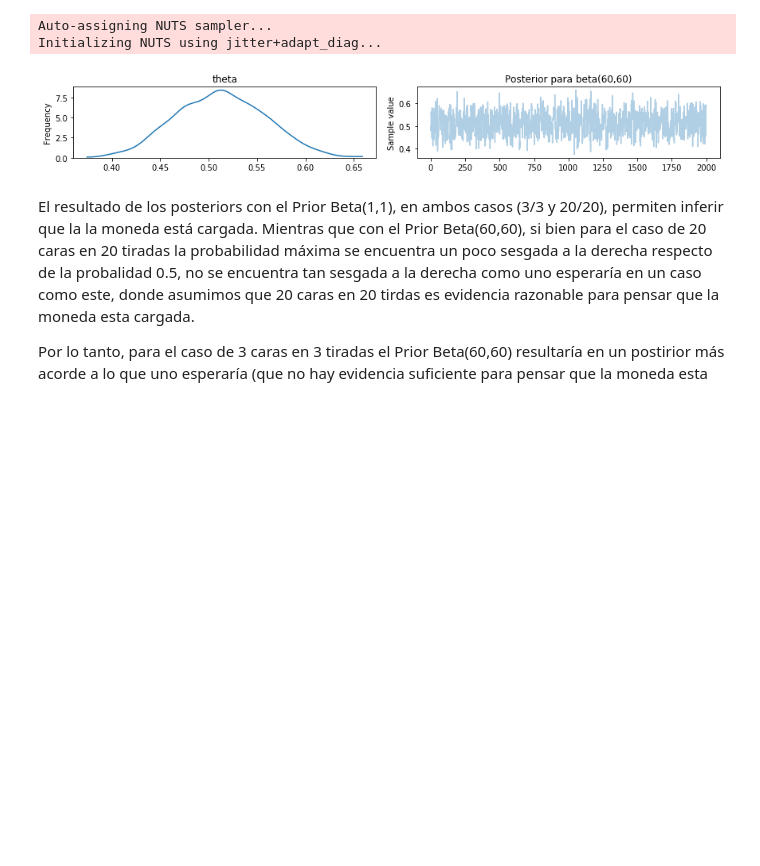
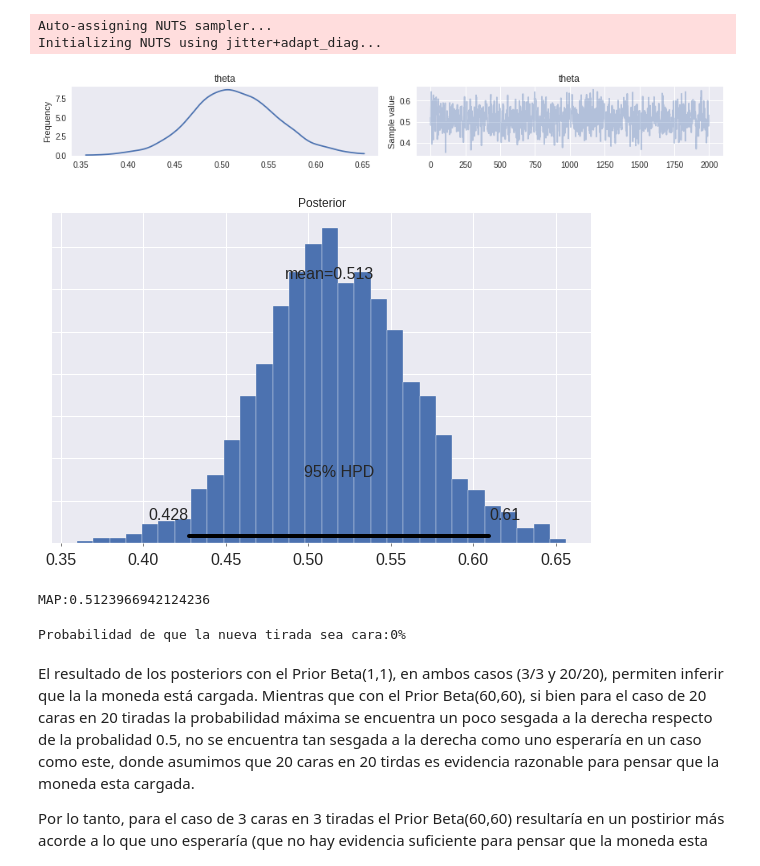
Before and after one commit to barbeiton/tpscd, a Jupyter notebook: tp5/tp5.ipynb, the cells around one changed output. Cells and saved outputs as stored; diff of their text form; code cells hidden in the pictures; blank space fills up the shorter version.

```diff
--- a/tp5/tp5.ipynb
+++ b/tp5/tp5.ipynb
@@ -209,10 +209,22 @@ Auto-assigning NUTS sampler...
 Initializing NUTS using jitter+adapt_diag...
 # %%
 pm.traceplot(trace6)
-plt.title("Posterior para beta(60,60)")
 plt.show()
+pm.plot_posterior(trace6)
+plt.title("Posterior")
+plt.show()
 # %% [output]
-[figure, old version]
+[figure, new version]
+[figure, added]
+# %%
+MAP = pm.find_MAP(model=modelo6)
+print("MAP:"+str(MAP['theta']))
+# %% [output]
+MAP:0.5123966942124236
+# %%
+prediccion(1,MAP['theta'])
+# %% [output]
+Probabilidad de que la nueva tirada sea cara:0%
 # %% [markdown]
 El resultado de los posteriors con el Prior Beta(1,1), en ambos casos (3/3 y 20/20), permiten inferir que la la moneda está cargada. Mientras que con el Prior Beta(60,60), si bien para el caso de 20 caras en 20 tiradas la probabilidad máxima se encuentra un poco sesgada a la derecha respecto de la probalidad 0.5, no se encuentra tan sesgada a la derecha como uno esperaría en un caso como este, donde asumimos que 20 caras en 20 tirdas es evidencia razonable para pensar que la moneda esta cargada.
 
```
Also changed, not shown: parts of 21 cells of this notebook.
